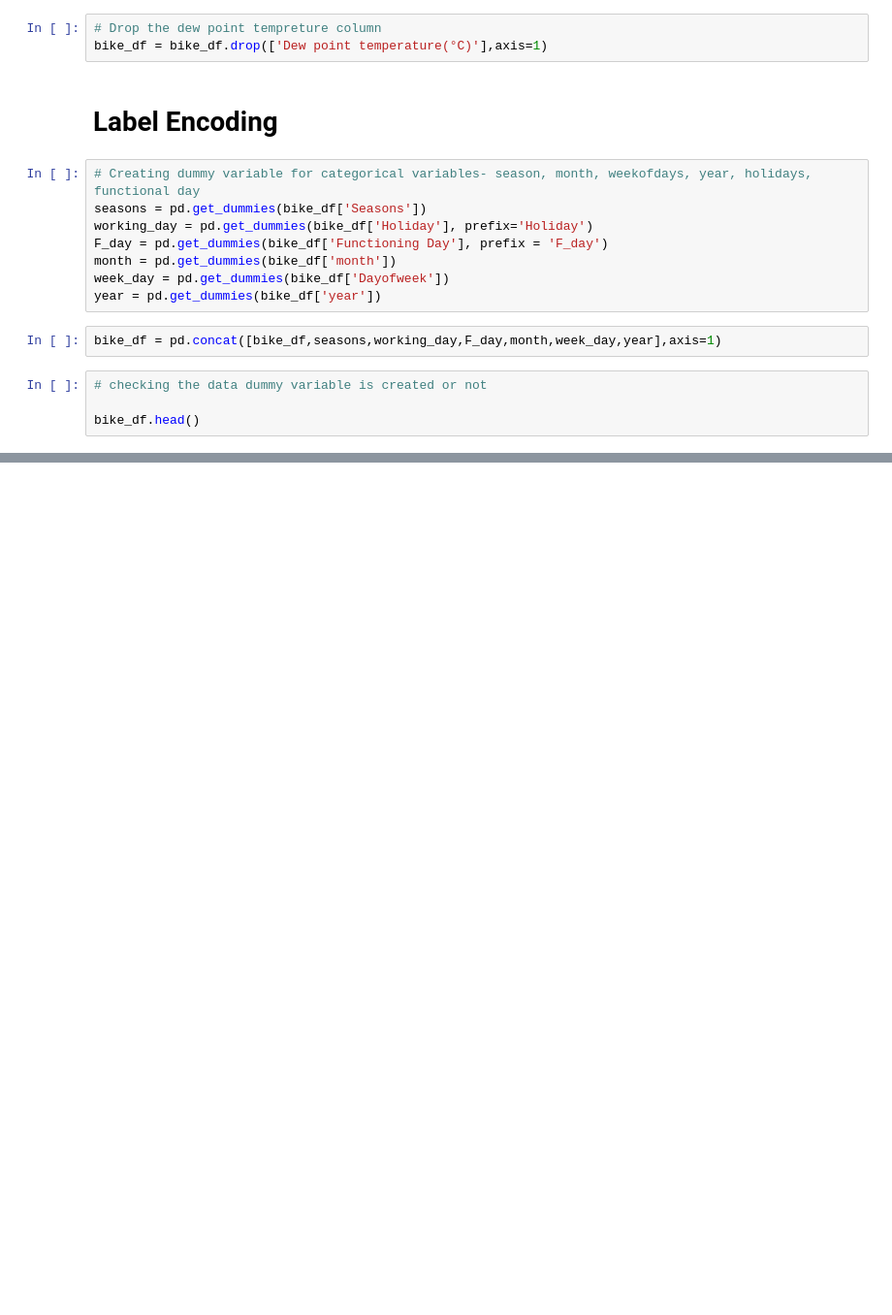
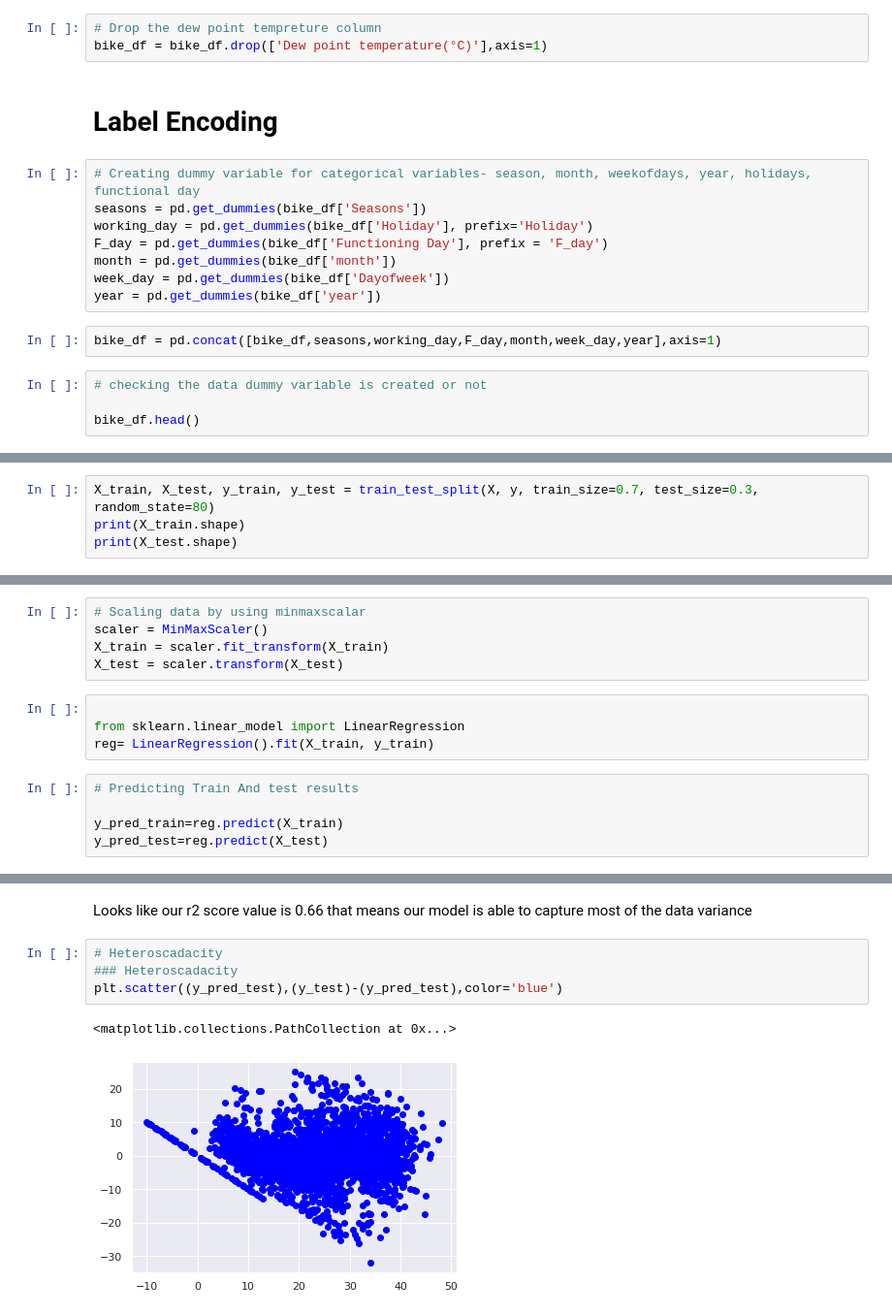
Before and after one commit to machave11/Bike-Sharing-Demand, a Jupyter notebook: Nikhil_Machave_Bike_Sharing_Demand_Prediction_Capstone_Project.ipynb, the cells around one changed output, grey strips where cells are left out. Shown at 97% size. Saved outputs shown, nothing was run; the diff lists cells and outputs as text; blank space fills up the shorter version.

```diff
--- a/Nikhil_Machave_Bike_Sharing_Demand_Prediction_Capstone_Project.ipynb
+++ b/Nikhil_Machave_Bike_Sharing_Demand_Prediction_Capstone_Project.ipynb
@@ -451,0 +511,4 @@ bike_df.head()
+# %%
+X_train, X_test, y_train, y_test = train_test_split(X, y, train_size=0.7, test_size=0.3, random_state=80)
+print(X_train.shape)
+print(X_test.shape)
@@ -451,0 +518,14 @@ bike_df.head()
+# %%
+# Scaling data by using minmaxscalar
+scaler = MinMaxScaler()
+X_train = scaler.fit_transform(X_train)
+X_test = scaler.transform(X_test)
+# %%
+
+from sklearn.linear_model import LinearRegression
+reg= LinearRegression().fit(X_train, y_train)
+# %%
+# Predicting Train And test results
+
+y_pred_train=reg.predict(X_train)
+y_pred_test=reg.predict(X_test)
@@ -451,0 +583,9 @@ bike_df.head()
+# %% [markdown]
+Looks like our r2 score value is 0.66 that means our model is able to capture most of the data variance
+# %%
+# Heteroscadacity
+### Heteroscadacity
+plt.scatter((y_pred_test),(y_test)-(y_pred_test),color='blue')
+# %% [output]
+<matplotlib.collections.PathCollection at 0x...>
+[figure, added]
```
Also changed, not shown: parts of 59 cells of this notebook.
